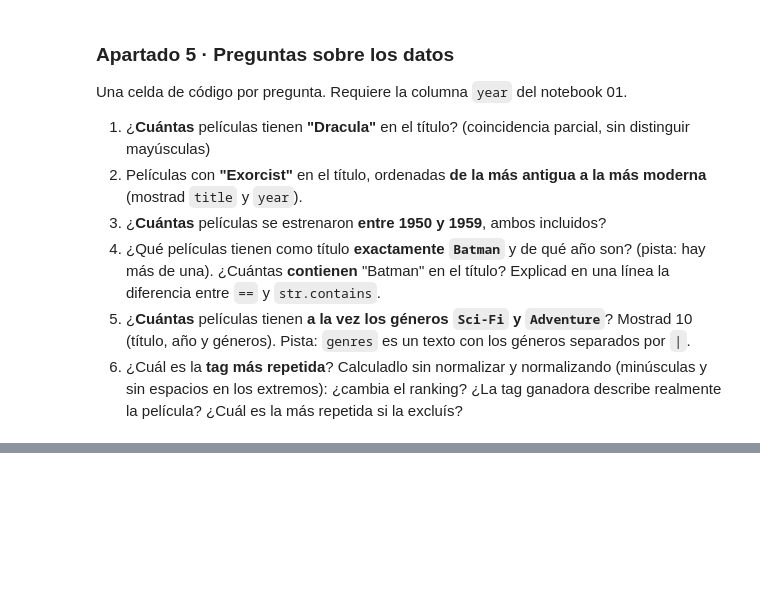
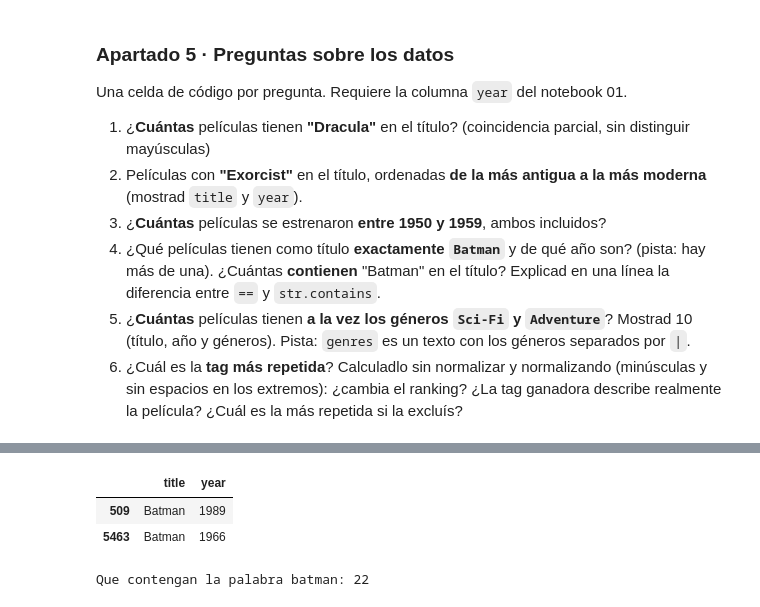
Before and after one commit to tarquistwr-hash/tc-catalogo-peliculas, a Jupyter notebook: 02_analisis.ipynb, the cells around one changed output, grey strips where cells are left out. Saved outputs shown, nothing was run; the diff lists cells and outputs as text; code cells hidden in the pictures; blank space fills up the shorter version.

```diff
--- a/02_analisis.ipynb
+++ b/02_analisis.ipynb
@@ -588,4 +606,16 @@ Una celda de código por pregunta. Requiere la columna `year` del notebook 01.
 # %%
 # --- 5.4 Batman: exacto vs. contiene ---
+batman_exacto = movies["title"] == "Batman"
+display(movies[batman_exacto][["title", "year"]])
+
+batman_inexacto = movies["title"].str.contains("batman", case=False).sum()
+print("Que contengan la palabra batman:",batman_inexacto)
+
+# == busca que sea exactamente eso y str.contains busca que incluya eso
+# %% [output]
+|  | title | year |
+| 509 | Batman | 1989 |
+| 5463 | Batman | 1966 |
+Que contengan la palabra batman: 22
 # %%
 # --- 5.5 Géneros Sci-Fi y Adventure a la vez ---
```
Also changed, not shown: parts of 6 cells of this notebook.
